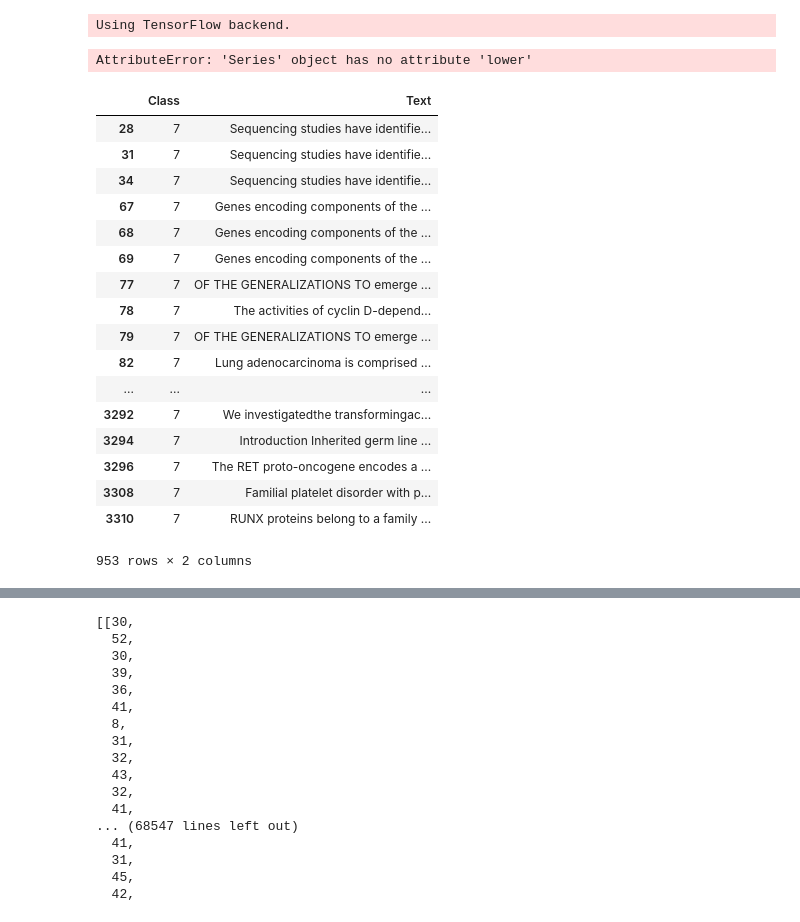
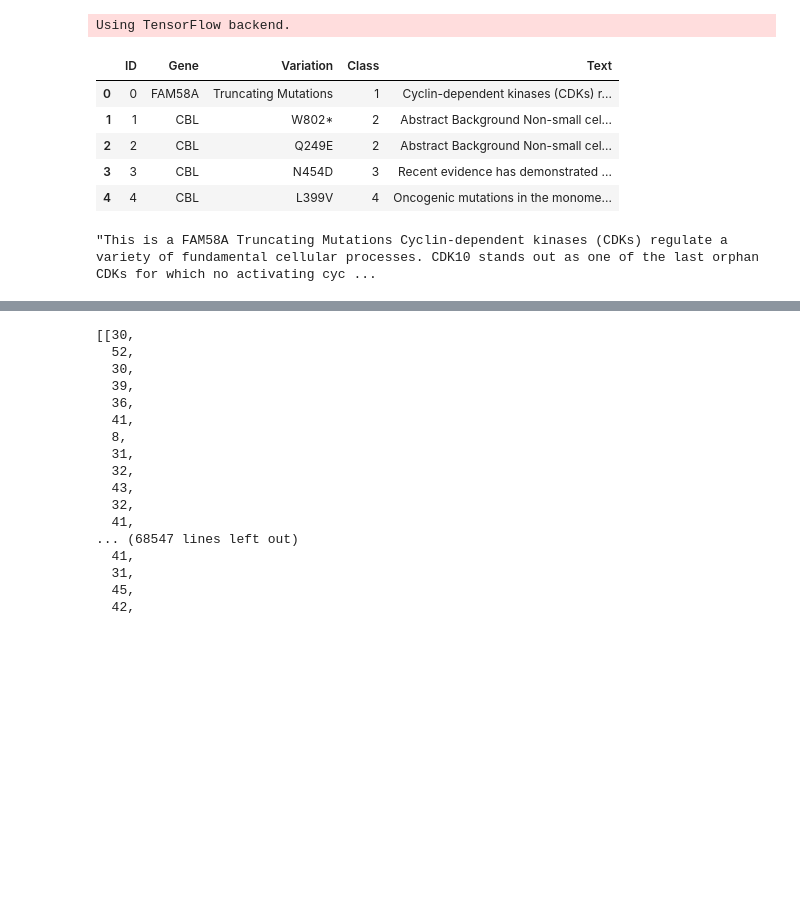
Before and after one commit to jmt7080/Redefine_cancer_treatment, a Jupyter notebook: cancer_notebook.ipynb, the cells around one changed output, grey strips where cells are left out. Saved outputs shown, nothing was run; the diff lists cells and outputs as text; code cells hidden in the pictures; blank space fills up the shorter version.

```diff
--- a/cancer_notebook.ipynb
+++ b/cancer_notebook.ipynb
@@ -653,2 +654,11 @@ sample2 = train_combined[['Class', 'Text']]
 
 target2 = to_categorical(train_combined['Class'])
+# %%
+train_combined.head(5)
+# %% [output]
+|  | ID | Gene | Variation | Class | Text |
+| 0 | 0 | FAM58A | Truncating Mutations | 1 | Cyclin-dependent kinases (CDKs) r... |
+| 1 | 1 | CBL | W802* | 2 | Abstract Background Non-small cel... |
+| 2 | 2 | CBL | Q249E | 2 | Abstract Background Non-small cel... |
+| 3 | 3 | CBL | N454D | 3 | Recent evidence has demonstrated ... |
+| 4 | 4 | CBL | L399V | 4 | Oncogenic mutations in the monome... |
@@ -655,30 +669,14 @@ target2 = to_categorical(train_combined['Class'])
+# %%
+gv_text[0]
+# %% [output]
+"This is a FAM58A Truncating Mutations Cyclin-dependent kinases (CDKs) regulate a variety of fundamental cellular processes. CDK10 stands out as one of the last orphan CDKs for which no activating cyc ...
 # %%
 grp7 = sample2.groupby('Class').get_group(7)
+grp3 = sample2.groupby('Class').get_group(3)
+raw_text7 = grp7['Text'].str.cat(sep=',')
+raw_text3 = grp3['Text'].str.cat(sep=',')
 
-raw_text = grp7['Text'].lower()
-chars = sorted(list(set(raw_text)))
-n_chars = len(raw_text)
+
+chars = sorted(list(set(raw_text3)))
+n_chars = len(raw_text3)
 n_vocab = len(chars)
-# %% [output]
-AttributeError: 'Series' object has no attribute 'lower'
-# %%
-grp7
-# %% [output]
-|  | Class | Text |
-| 28 | 7 | Sequencing studies have identifie... |
-| 31 | 7 | Sequencing studies have identifie... |
-| 34 | 7 | Sequencing studies have identifie... |
-| 67 | 7 | Genes encoding components of the ... |
-| 68 | 7 | Genes encoding components of the ... |
-| 69 | 7 | Genes encoding components of the ... |
-| 77 | 7 | OF THE GENERALIZATIONS TO emerge ... |
-| 78 | 7 | The activities of cyclin D-depend... |
-| 79 | 7 | OF THE GENERALIZATIONS TO emerge ... |
-| 82 | 7 | Lung adenocarcinoma is comprised ... |
-| ... | ... | ... |
-| 3292 | 7 | We investigatedthe transformingac... |
-| 3294 | 7 | Introduction Inherited germ line ... |
-| 3296 | 7 | The RET proto-oncogene encodes a ... |
-| 3308 | 7 | Familial platelet disorder with p... |
-| 3310 | 7 | RUNX proteins belong to a family ... |
-953 rows × 2 columns
```
Also changed, not shown: parts of 23 cells of this notebook.
